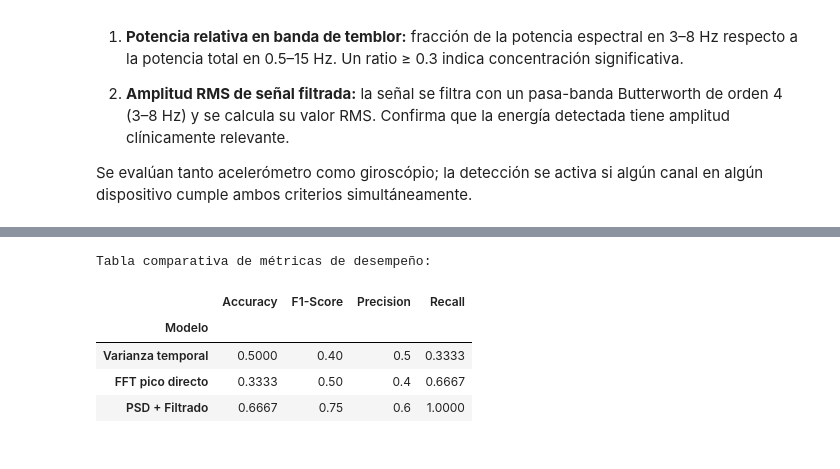
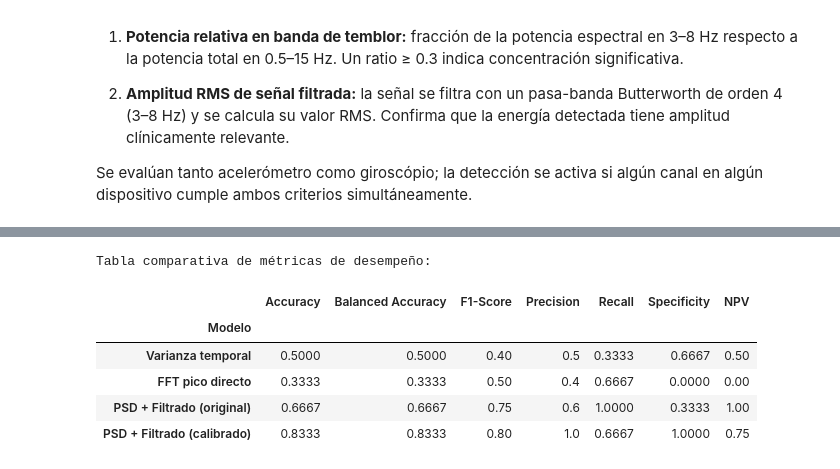
Before and after one commit to rojas435/PDG-POSTURAL-STABILITY, a Jupyter notebook: Modelos Descartados/comparacion-baselines-vs-modelo-analitico.ipynb, the cells around one changed output, grey strips where cells are left out. Drawn from its saved outputs; the diff is of its cells as text; code cells hidden in the pictures.

```diff
--- a/Modelos Descartados/comparacion-baselines-vs-modelo-analitico.ipynb
+++ b/Modelos Descartados/comparacion-baselines-vs-modelo-analitico.ipynb
@@ -83,7 +84,7 @@ def simple_bandpass(x, fs, low, high):
 def trapz_power(f, Pxx):
     if f.size < 2 or Pxx.size < 2:
         return 0.0
-    return float(np.trapz(Pxx, f))
+    return float(np.trapezoid(Pxx, f))
 
 def estimate_fs_ms(t_ms):
     t_ms = np.asarray(t_ms, dtype=float)
@@ -287,9 +307,10 @@ def modelo_psd_analitico(datos_dispositivos):
 # %%
-# ── Evaluación de los tres enfoques ──
+# ── Evaluación de los enfoques ──
 modelos = {
     'Varianza temporal': modelo_varianza,
     'FFT pico directo': modelo_fft_pico,
-    'PSD + Filtrado': modelo_psd_analitico,
+    'PSD + Filtrado (original)': modelo_psd_analitico,
+    'PSD + Filtrado (calibrado)': modelo_psd_analitico_calibrado,
 }
 
 y_true = []
@@ -337,37 +358,55 @@ Predicciones individuales por registro:
 # %%
 # ── Cálculo de métricas ──
 def calcular_metricas(y_true, y_pred):
     y_t, y_p = np.array(y_true), np.array(y_pred)
     tp = int(np.sum((y_t == 1) & (y_p == 1)))
     tn = int(np.sum((y_t == 0) & (y_p == 0)))
     fp = int(np.sum((y_t == 0) & (y_p == 1)))
     fn = int(np.sum((y_t == 1) & (y_p == 0)))
     total = tp + tn + fp + fn
+
     accuracy = (tp + tn) / total if total > 0 else 0.0
     precision = tp / (tp + fp) if (tp + fp) > 0 else 0.0
     recall = tp / (tp + fn) if (tp + fn) > 0 else 0.0
+    specificity = tn / (tn + fp) if (tn + fp) > 0 else 0.0
+    npv = tn / (tn + fn) if (tn + fn) > 0 else 0.0
+    balanced_accuracy = (recall + specificity) / 2.0
     f1 = 2 * precision * recall / (precision + recall) if (precision + recall) > 0 else 0.0
-    return {'Accuracy': accuracy, 'F1-Score': f1, 'Precision': precision,
-            'Recall': recall, 'TP': tp, 'TN': tn, 'FP': fp, 'FN': fn}
+
+    return {
+        'Accuracy': accuracy,
+        'Balanced Accuracy': balanced_accuracy,
+        'F1-Score': f1,
+        'Precision': precision,
+        'Recall': recall,
+        'Specificity': specificity,
+        'NPV': npv,
+        'TP': tp,
+        'TN': tn,
+        'FP': fp,
+        'FN': fn,
+    }
 
 filas_metricas = []
 for nombre in modelos:
     y_pred = np.array(predicciones[nombre])
     m = calcular_metricas(y_true, y_pred)
     m['Modelo'] = nombre
     filas_metricas.append(m)
 
 df_metricas = pd.DataFrame(filas_metricas).set_index('Modelo')
 print('Tabla comparativa de métricas de desempeño:')
 print()
-df_metricas[['Accuracy', 'F1-Score', 'Precision', 'Recall']].round(4)
+display_cols = ['Accuracy', 'Balanced Accuracy', 'F1-Score', 'Precision', 'Recall', 'Specificity', 'NPV']
+df_metricas[display_cols].round(4)
 # %% [output]
 Tabla comparativa de métricas de desempeño:
-|  | Accuracy | F1-Score | Precision | Recall |
-| Modelo |  |  |  |  |
-| Varianza temporal | 0.5000 | 0.40 | 0.5 | 0.3333 |
-| FFT pico directo | 0.3333 | 0.50 | 0.4 | 0.6667 |
-| PSD + Filtrado | 0.6667 | 0.75 | 0.6 | 1.0000 |
+|  | Accuracy | Balanced Accuracy | F1-Score | Precision | Recall | Specificity | NPV |
+| Modelo |  |  |  |  |  |  |  |
+| Varianza temporal | 0.5000 | 0.5000 | 0.40 | 0.5 | 0.3333 | 0.6667 | 0.50 |
+| FFT pico directo | 0.3333 | 0.3333 | 0.50 | 0.4 | 0.6667 | 0.0000 | 0.00 |
+| PSD + Filtrado (original) | 0.6667 | 0.6667 | 0.75 | 0.6 | 1.0000 | 0.3333 | 1.00 |
+| PSD + Filtrado (calibrado) | 0.8333 | 0.8333 | 0.80 | 1.0 | 0.6667 | 1.0000 | 0.75 |
 # %%
 # ── Visualización comparativa ──
 fig, axes = plt.subplots(1, 2, figsize=(14, 5))
```
Also changed, not shown: parts of 6 cells of this notebook.
